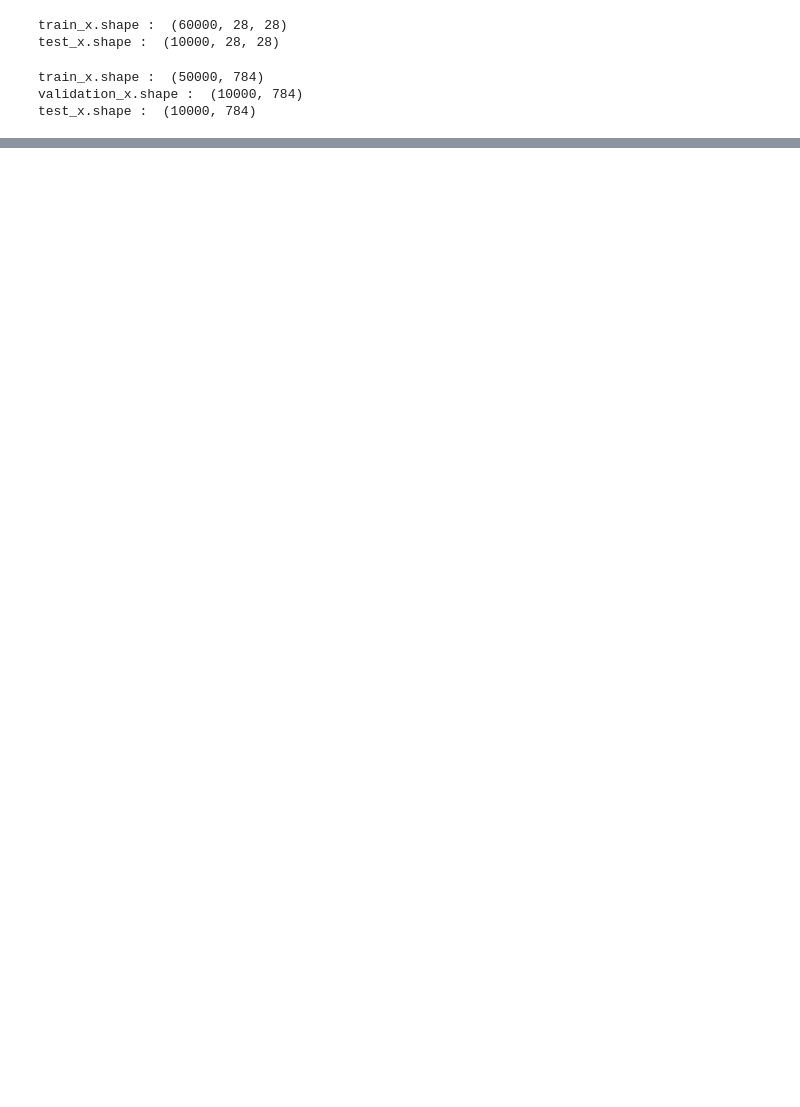
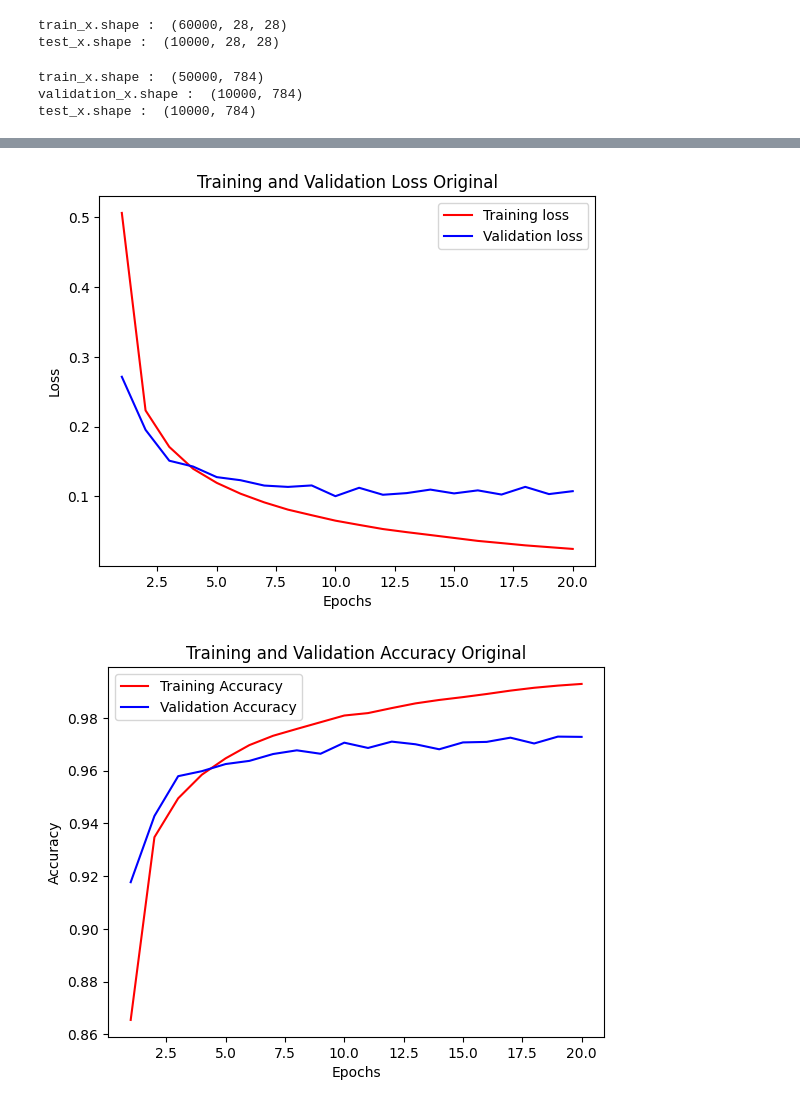
Before and after one commit to bpppoh/Mylearning, a Jupyter notebook: 4312/week7/classWork.ipynb, the cells around one changed output, grey strips where cells are left out. Saved outputs shown, nothing was run; the diff lists cells and outputs as text; code cells hidden in the pictures; blank space fills up the shorter version.

```diff
--- a/4312/week7/classWork.ipynb
+++ b/4312/week7/classWork.ipynb
@@ -103,0 +38,9 @@ plt.show()
+# %%
+def buildModel(neuronNum,train_x) :
+    model = models.Sequential([
+        layers.Dense(neuronNum , activation='relu' , input_shape=(train_x.shape[1],)) ,
+        layers.Dense(neuronNum , activation='relu') ,
+        layers.Dense(10 , activation='softmax')
+    ])
+    model.compile(optimizer='rmsprop', loss='categorical_crossentropy', metrics=['accuracy'])
+    return model
@@ -103,0 +88,2 @@ plt.show()
+# %%
+history_original = buildModel(64, train_x).fit(train_x, train_y, epochs=20, batch_size=256, validation_data=(validation_x, validation_y))
@@ -103,0 +128,30 @@ plt.show()
+# %%
+def plotLoss(history,name) :
+    loss = history.history['loss']
+    val_loss = history.history['val_loss']
+    epochs = range(1, len(loss) + 1)
+    plt.plot(epochs,loss,'r',label='Training loss')
+    plt.plot(epochs,val_loss,'b',label='Validation loss')
+    plt.title('Training and Validation Loss '+ name)
+    plt.xlabel('Epochs')
+    plt.ylabel('Loss')
+    plt.legend()
+    plt.show()
+# %%
+def plotAcc(history,name) :
+    accuracy = history.history['accuracy']
+    val_accuracy = history.history['val_accuracy']
+    epochs = range(1 , len(accuracy) + 1)
+    plt.plot(epochs,accuracy,'r',label='Training Accuracy')
+    plt.plot(epochs,val_accuracy,'b',label='Validation Accuracy')
+    plt.title('Training and Validation Accuracy ' + name)
+    plt.xlabel('Epochs')
+    plt.ylabel('Accuracy')
+    plt.legend()
+    plt.show()
+# %%
+plotLoss(history_original,"Original")
+plotAcc(history_original,"Original")
+# %% [output]
+[figure, added]
+[figure, added]
```
Also changed, not shown: parts of 17 cells of this notebook.
